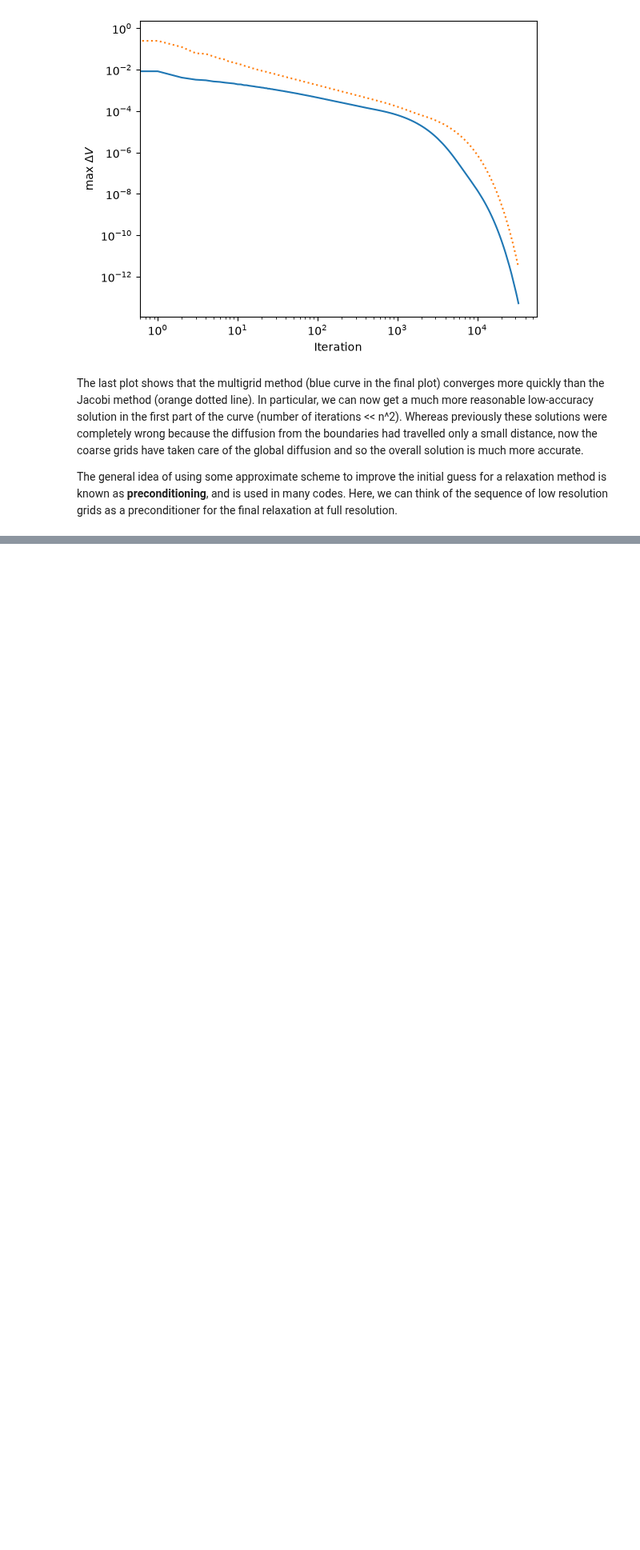
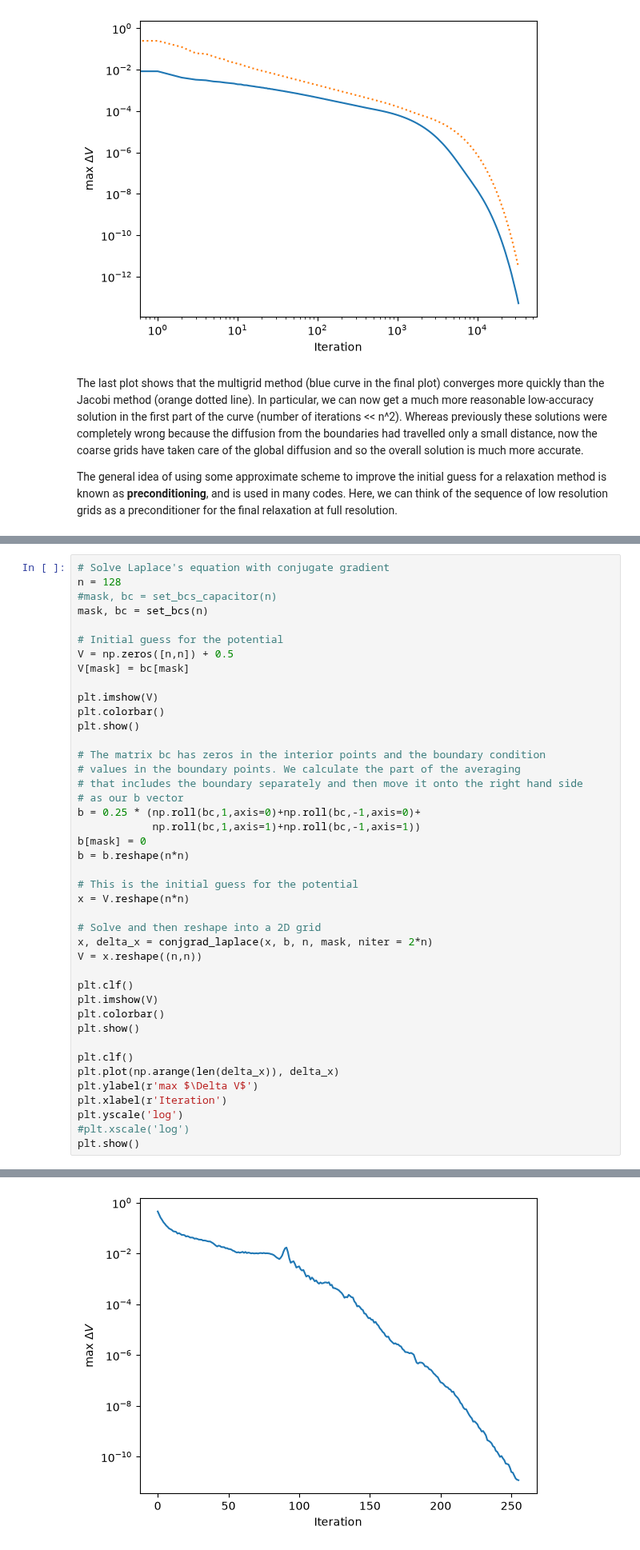
Before and after one commit to andrewcumming/phys512, a Jupyter notebook: solutions_bvp.ipynb, the cells around one changed output, grey strips where cells are left out. Shown at 80% size. Drawn from its saved outputs; the diff is of its cells as text; blank space fills up the shorter version.

```diff
--- a/solutions_bvp.ipynb
+++ b/solutions_bvp.ipynb
@@ -595,0 +776,43 @@ The general idea of using some approximate scheme to improve the initial guess f
+# %%
+# Solve Laplace's equation with conjugate gradient
+n = 128
+#mask, bc = set_bcs_capacitor(n)
+mask, bc = set_bcs(n)
+
+# Initial guess for the potential
+V = np.zeros([n,n]) + 0.5
+V[mask] = bc[mask]
+
+plt.imshow(V)
+plt.colorbar()
+plt.show()
+
+# The matrix bc has zeros in the interior points and the boundary condition
+# values in the boundary points. We calculate the part of the averaging
+# that includes the boundary separately and then move it onto the right hand side
+# as our b vector
+b = 0.25 * (np.roll(bc,1,axis=0)+np.roll(bc,-1,axis=0)+
+            np.roll(bc,1,axis=1)+np.roll(bc,-1,axis=1))
+b[mask] = 0
+b = b.reshape(n*n)
+
+# This is the initial guess for the potential
+x = V.reshape(n*n)
+
+# Solve and then reshape into a 2D grid
+x, delta_x = conjgrad_laplace(x, b, n, mask, niter = 2*n)
+V = x.reshape((n,n))
+
+plt.clf()
+plt.imshow(V)
+plt.colorbar()
+plt.show()
+
+plt.clf()
+plt.plot(np.arange(len(delta_x)), delta_x)
+plt.ylabel(r'max $\Delta V$')
+plt.xlabel(r'Iteration')
+plt.yscale('log')
+#plt.xscale('log')
+plt.show()
+# %% [output]
@@ -595,0 +833 @@ The general idea of using some approximate scheme to improve the initial guess f
+[figure, added]
```
Also changed, not shown: parts of 13 cells of this notebook.
